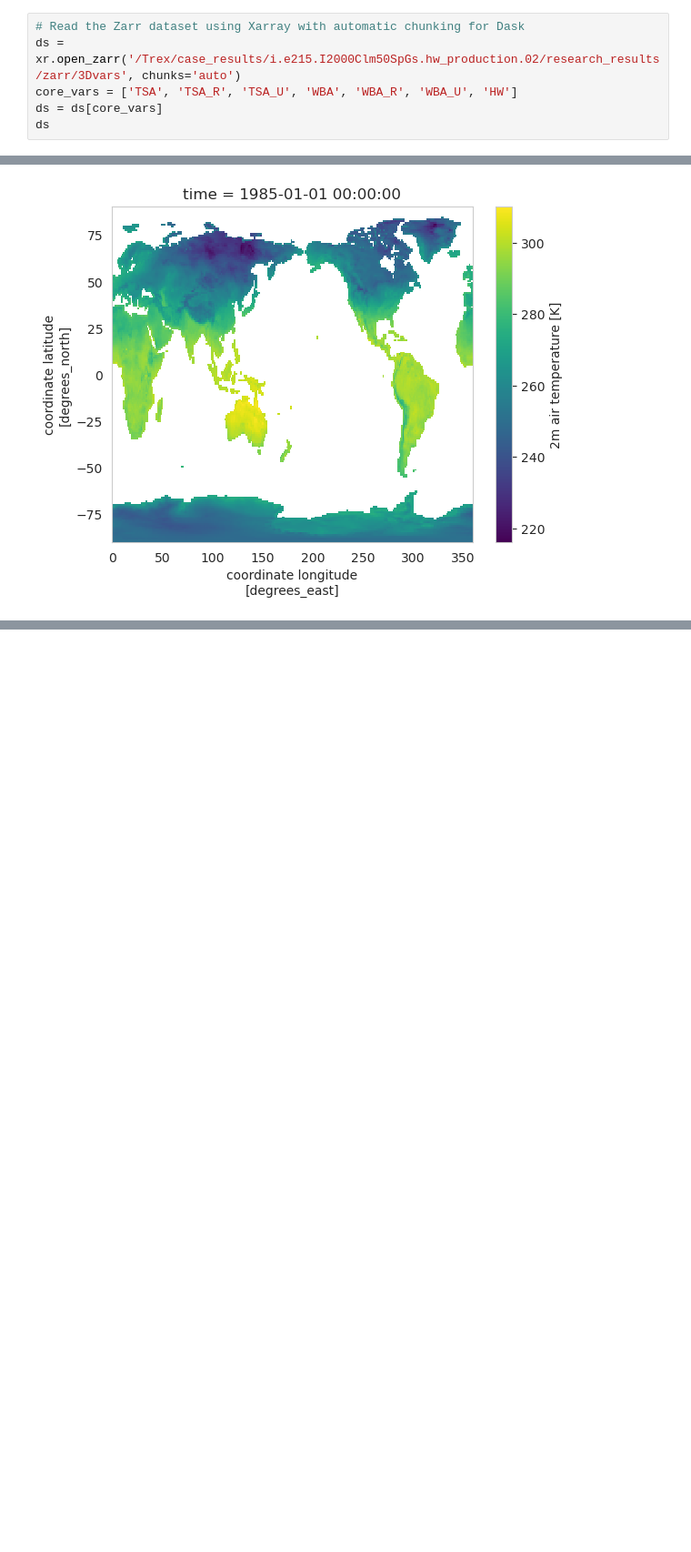
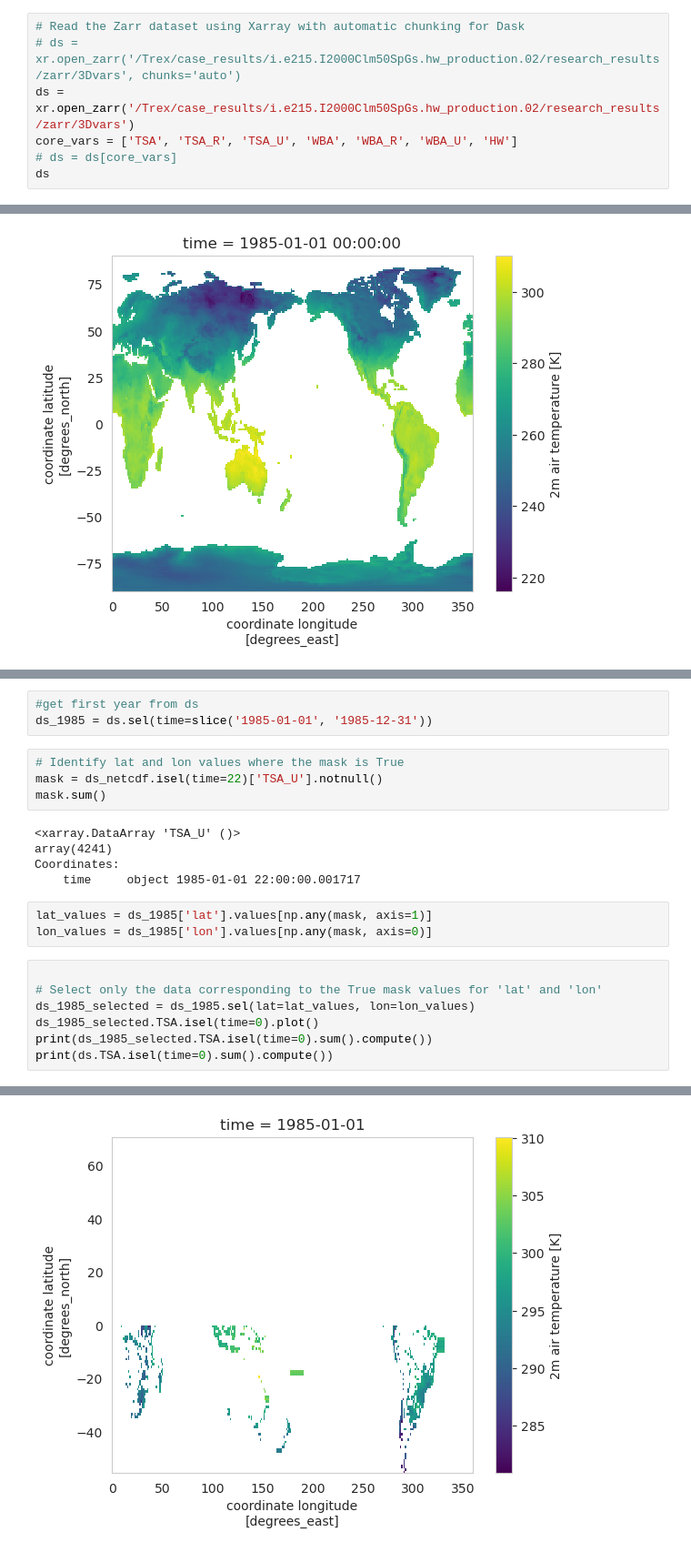
Before and after one commit to johnnyguo2007/research, a Jupyter notebook: hw_global/sandbox/zarr_verify.ipynb, the cells around one changed output, grey strips where cells are left out. Shown: that part at 91% size. Cells and saved outputs as stored; diff of their text form; blank space fills up the shorter version.

Commit message:
get results

```diff
--- a/hw_global/sandbox/zarr_verify.ipynb
+++ b/hw_global/sandbox/zarr_verify.ipynb
@@ -6,8 +7,9 @@ import xarray as xr
 # %%
 # Read the Zarr dataset using Xarray with automatic chunking for Dask
-ds = xr.open_zarr('/Trex/case_results/i.e215.I2000Clm50SpGs.hw_production.02/research_results/zarr/3Dvars', chunks='auto')
+# ds = xr.open_zarr('/Trex/case_results/i.e215.I2000Clm50SpGs.hw_production.02/research_results/zarr/3Dvars', chunks='auto')
+ds = xr.open_zarr('/Trex/case_results/i.e215.I2000Clm50SpGs.hw_production.02/research_results/zarr/3Dvars')
 core_vars = ['TSA', 'TSA_R', 'TSA_U', 'WBA', 'WBA_R', 'WBA_U', 'HW']
-ds = ds[core_vars]
+# ds = ds[core_vars]
 ds
 # %% [output]
 <xarray.Dataset>
@@ -43,0 +54,23 @@ type(ds.HW.isel(time=0).values[0][0])
+# %%
+#get first year from ds
+ds_1985 = ds.sel(time=slice('1985-01-01', '1985-12-31'))
+# %%
+# Identify lat and lon values where the mask is True
+mask = ds_netcdf.isel(time=22)['TSA_U'].notnull()
+mask.sum()
+# %% [output]
+<xarray.DataArray 'TSA_U' ()>
+array(4241)
+Coordinates:
+    time     object 1985-01-01 22:00:00.001717
+# %%
+lat_values = ds_1985['lat'].values[np.any(mask, axis=1)]
+lon_values = ds_1985['lon'].values[np.any(mask, axis=0)]
+# %%
+
+# Select only the data corresponding to the True mask values for 'lat' and 'lon'
+ds_1985_selected = ds_1985.sel(lat=lat_values, lon=lon_values)
+ds_1985_selected.TSA.isel(time=0).plot()
+print(ds_1985_selected.TSA.isel(time=0).sum().compute())
+print(ds.TSA.isel(time=0).sum().compute())
+# %% [output]
@@ -43,0 +85 @@ type(ds.HW.isel(time=0).values[0][0])
+[figure, added]
```
Also changed, not shown: parts of 10 cells of this notebook.
